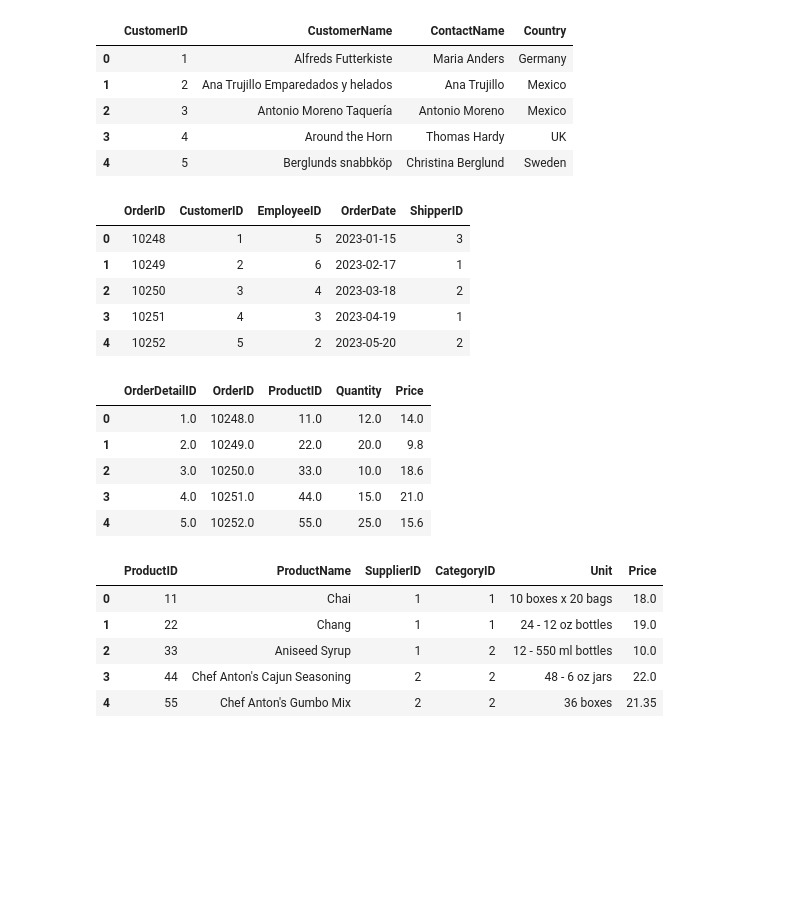
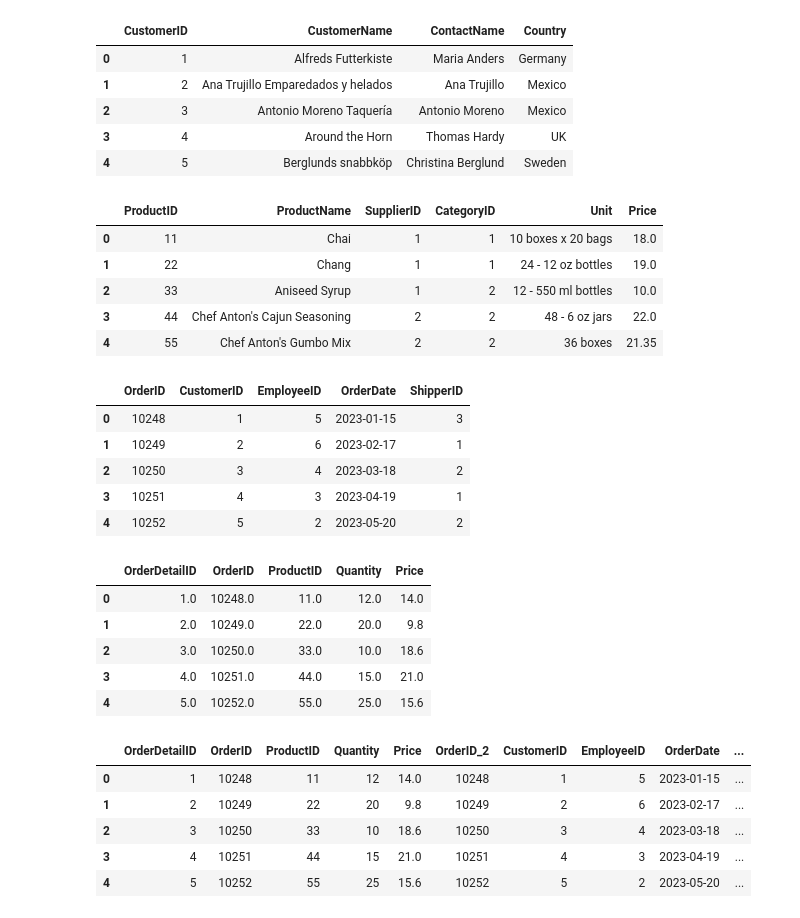
Before and after one commit to mmoshabe/Airtraffic-Control, a Jupyter notebook: deepnote/Airtraffic_Control/Customer behaviors.ipynb, the cells around one changed output. Saved outputs shown, nothing was run; the diff lists cells and outputs as text; code cells hidden in the pictures; blank space fills up the shorter version.

Commit message:
Autosave
This commit was created by Deepnote. Project url: https://deepnote.com/project/360ce8b9-ca56-4969-a7c6-2b4d3b309009

```diff
--- a/deepnote/Airtraffic_Control/Customer behaviors.ipynb
+++ b/deepnote/Airtraffic_Control/Customer behaviors.ipynb
@@ -45,7 +45,7 @@ query_1
 | 4 | 5 | Berglunds snabbköp | Christina Berglund | Sweden |
 # %%
 query_2 = _dntk.execute_sql(
-  '\nSELECT * \nFROM orders',
+  'SELECT * \nFROM products',
   'SQL_DEEPNOTE_DATAFRAME_SQL',
   audit_sql_comment='',
   sql_cache_mode='cache_disabled',
@@ -53,15 +53,15 @@ query_2 = _dntk.execute_sql(
 )
 query_2
 # %% [output]
-|  | OrderID | CustomerID | EmployeeID | OrderDate | ShipperID |
-| 0 | 10248 | 1 | 5 | 2023-01-15 | 3 |
-| 1 | 10249 | 2 | 6 | 2023-02-17 | 1 |
-| 2 | 10250 | 3 | 4 | 2023-03-18 | 2 |
-| 3 | 10251 | 4 | 3 | 2023-04-19 | 1 |
-| 4 | 10252 | 5 | 2 | 2023-05-20 | 2 |
+|  | ProductID | ProductName | SupplierID | CategoryID | Unit | Price |
+| 0 | 11 | Chai | 1 | 1 | 10 boxes x 20 bags | 18.0 |
+| 1 | 22 | Chang | 1 | 1 | 24 - 12 oz bottles | 19.0 |
+| 2 | 33 | Aniseed Syrup | 1 | 2 | 12 - 550 ml bottles | 10.0 |
+| 3 | 44 | Chef Anton's Cajun Seasoning | 2 | 2 | 48 - 6 oz jars | 22.0 |
+| 4 | 55 | Chef Anton's Gumbo Mix | 2 | 2 | 36 boxes | 21.35 |
 # %%
 query_3 = _dntk.execute_sql(
-  'SELECT * \nFROM orderdetails',
+  '\nSELECT * \nFROM orders',
   'SQL_DEEPNOTE_DATAFRAME_SQL',
   audit_sql_comment='',
   sql_cache_mode='cache_disabled',
@@ -69,15 +69,15 @@ query_3 = _dntk.execute_sql(
 )
 query_3
 # %% [output]
-|  | OrderDetailID | OrderID | ProductID | Quantity | Price |
-| 0 | 1.0 | 10248.0 | 11.0 | 12.0 | 14.0 |
-| 1 | 2.0 | 10249.0 | 22.0 | 20.0 | 9.8 |
-| 2 | 3.0 | 10250.0 | 33.0 | 10.0 | 18.6 |
-| 3 | 4.0 | 10251.0 | 44.0 | 15.0 | 21.0 |
-| 4 | 5.0 | 10252.0 | 55.0 | 25.0 | 15.6 |
+|  | OrderID | CustomerID | EmployeeID | OrderDate | ShipperID |
+| 0 | 10248 | 1 | 5 | 2023-01-15 | 3 |
+| 1 | 10249 | 2 | 6 | 2023-02-17 | 1 |
+| 2 | 10250 | 3 | 4 | 2023-03-18 | 2 |
+| 3 | 10251 | 4 | 3 | 2023-04-19 | 1 |
+| 4 | 10252 | 5 | 2 | 2023-05-20 | 2 |
 # %%
 query_4 = _dntk.execute_sql(
-  'SELECT * \nFROM products',
+  'SELECT * \nFROM orderdetails',
   'SQL_DEEPNOTE_DATAFRAME_SQL',
   audit_sql_comment='',
   sql_cache_mode='cache_disabled',
@@ -85,12 +85,28 @@ query_4 = _dntk.execute_sql(
 )
 query_4
 # %% [output]
-|  | ProductID | ProductName | SupplierID | CategoryID | Unit | Price |
-| 0 | 11 | Chai | 1 | 1 | 10 boxes x 20 bags | 18.0 |
-| 1 | 22 | Chang | 1 | 1 | 24 - 12 oz bottles | 19.0 |
-| 2 | 33 | Aniseed Syrup | 1 | 2 | 12 - 550 ml bottles | 10.0 |
-| 3 | 44 | Chef Anton's Cajun Seasoning | 2 | 2 | 48 - 6 oz jars | 22.0 |
-| 4 | 55 | Chef Anton's Gumbo Mix | 2 | 2 | 36 boxes | 21.35 |
+|  | OrderDetailID | OrderID | ProductID | Quantity | Price |
+| 0 | 1.0 | 10248.0 | 11.0 | 12.0 | 14.0 |
+| 1 | 2.0 | 10249.0 | 22.0 | 20.0 | 9.8 |
+| 2 | 3.0 | 10250.0 | 33.0 | 10.0 | 18.6 |
+| 3 | 4.0 | 10251.0 | 44.0 | 15.0 | 21.0 |
+| 4 | 5.0 | 10252.0 | 55.0 | 25.0 | 15.6 |
+# %%
+query_5 = _dntk.execute_sql(
+  'SELECT *, c.customerName AS CustomerName FROM orderdetails od\nINNER JOIN orders o\nON od.OrderID = o.OrderID\nINNER JOIN customers c\nON o.CustomerID = c.CustomerID',
+  'SQL_DEEPNOTE_DATAFRAME_SQL',
+  audit_sql_comment='',
+  sql_cache_mode='cache_disabled',
+  return_variable_type='query_preview'
+)
+query_5
+# %% [output]
+|  | OrderDetailID | OrderID | ProductID | Quantity | Price | OrderID_2 | CustomerID | EmployeeID | OrderDate | ... |
+| 0 | 1 | 10248 | 11 | 12 | 14.0 | 10248 | 1 | 5 | 2023-01-15 | ... |
+| 1 | 2 | 10249 | 22 | 20 | 9.8 | 10249 | 2 | 6 | 2023-02-17 | ... |
+| 2 | 3 | 10250 | 33 | 10 | 18.6 | 10250 | 3 | 4 | 2023-03-18 | ... |
+| 3 | 4 | 10251 | 44 | 15 | 21.0 | 10251 | 4 | 3 | 2023-04-19 | ... |
+| 4 | 5 | 10252 | 55 | 25 | 15.6 | 10252 | 5 | 2 | 2023-05-20 | ... |
 # %% [markdown]
 <a style='text-decoration:none;line-height:16px;display:flex;color:#5B5B62;padding:10px;justify-content:end;' href='https://deepnote.com?utm_source=created-in-deepnote-cell&projectId=360ce8b9-ca56-4969-a7c6-2b4d3b309009' target="_blank">
 <img alt='Created in deepnote.com' style='display:inline;max-height:16px;margin:0px;margin-right:7.5px;' src='embedded-picture-1' > </img>
```
